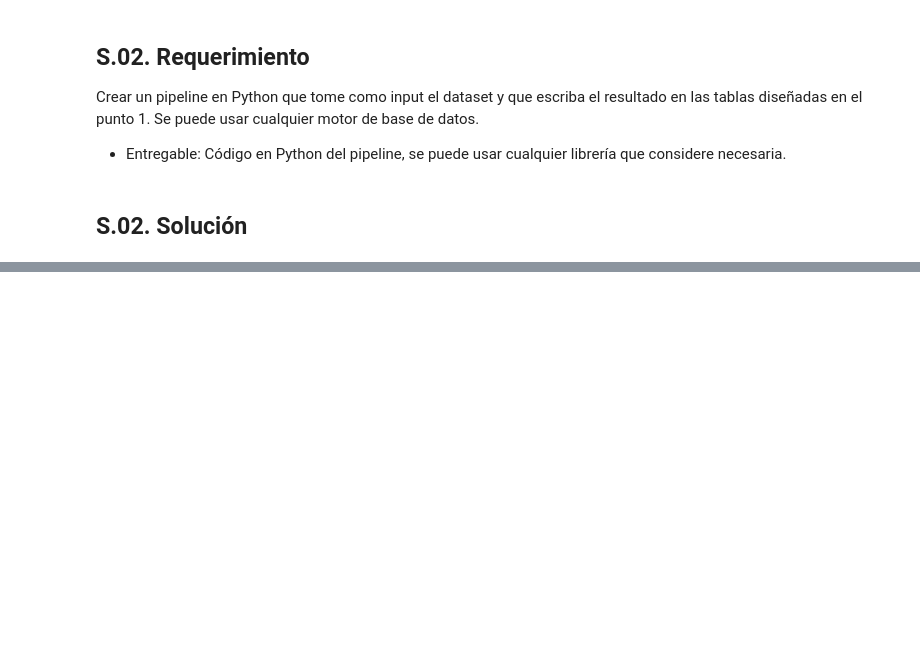
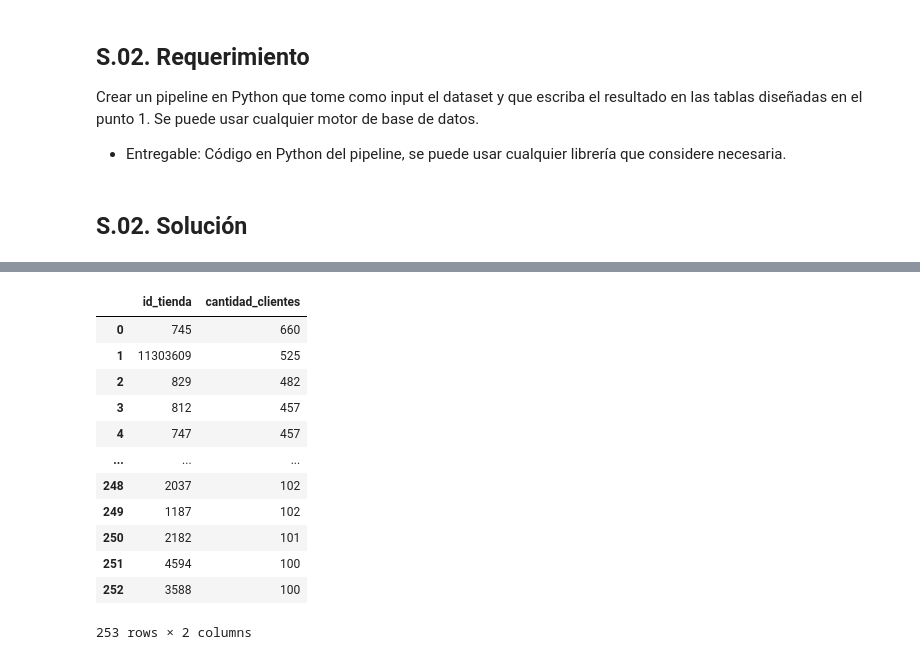
Before and after one commit to alexandergribenchenko/Test_R5_DE, a Jupyter notebook: Solucion.ipynb, the cells around one changed output, grey strips where cells are left out. Drawn from its saved outputs; the diff is of its cells as text; code cells hidden in the pictures; blank space fills up the shorter version.

```diff
--- a/Solucion.ipynb
+++ b/Solucion.ipynb
@@ -363,0 +216,25 @@ df
+# %%
+# Conectarse a la base de datos SQLite
+conn = sqlite3.connect('retail_database.db')
+# %%
+pd.read_sql_query("""
+SELECT id_tienda, COUNT(DISTINCT id_cliente) AS cantidad_clientes
+FROM FactOrden
+GROUP BY id_tienda
+HAVING COUNT(DISTINCT id_cliente) >= 100
+ORDER BY cantidad_clientes DESC;
+""", conn, dtype=object)
+# %% [output]
+|  | id_tienda | cantidad_clientes |
+| 0 | 745 | 660 |
+| 1 | 11303609 | 525 |
+| 2 | 829 | 482 |
+| 3 | 812 | 457 |
+| 4 | 747 | 457 |
+| ... | ... | ... |
+| 248 | 2037 | 102 |
+| 249 | 1187 | 102 |
+| 250 | 2182 | 101 |
+| 251 | 4594 | 100 |
+| 252 | 3588 | 100 |
+253 rows × 2 columns
```
Also changed, not shown: parts of 31 cells of this notebook.
